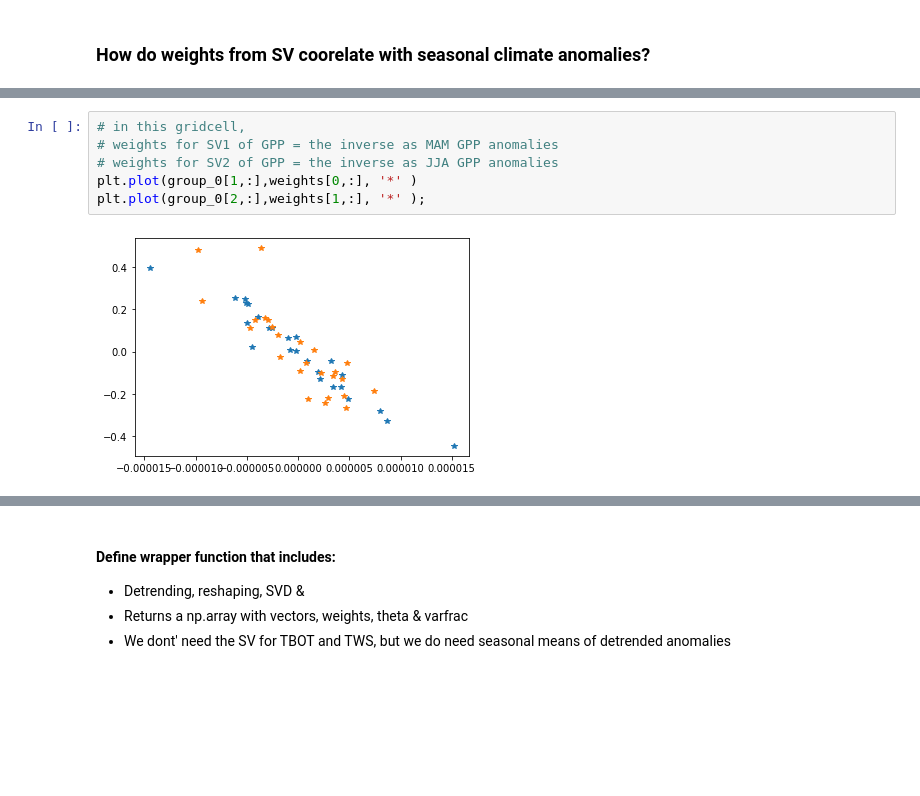
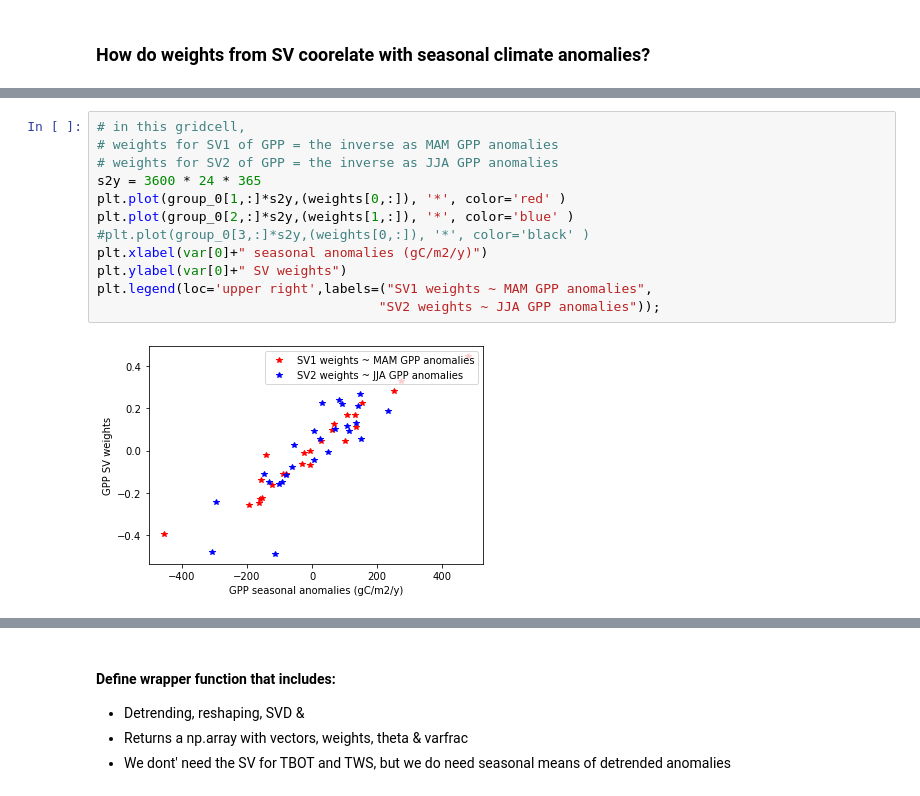
Before and after one commit to NCAR/ctsm_python_gallery, a Jupyter notebook: notebooks/MonthlySVD.ipynb, the cells around one changed output, grey strips where cells are left out. Cells and saved outputs as stored; diff of their text form; blank space fills up the shorter version.

```diff
--- a/notebooks/MonthlySVD.ipynb
+++ b/notebooks/MonthlySVD.ipynb
@@ -457,8 +432,14 @@ plt.plot(group_0[3,], '-' );
 # %%
 # in this gridcell,
 # weights for SV1 of GPP = the inverse as MAM GPP anomalies
 # weights for SV2 of GPP = the inverse as JJA GPP anomalies
-plt.plot(group_0[1,:],weights[0,:], '*' )
-plt.plot(group_0[2,:],weights[1,:], '*' );
+s2y = 3600 * 24 * 365
+plt.plot(group_0[1,:]*s2y,(weights[0,:]), '*', color='red' )
+plt.plot(group_0[2,:]*s2y,(weights[1,:]), '*', color='blue' )
+#plt.plot(group_0[3,:]*s2y,(weights[0,:]), '*', color='black' )
+plt.xlabel(var[0]+" seasonal anomalies (gC/m2/y)")
+plt.ylabel(var[0]+" SV weights")
+plt.legend(loc='upper right',labels=("SV1 weights ~ MAM GPP anomalies",
+                                    "SV2 weights ~ JJA GPP anomalies"));
 # %% [output]
-[figure, old version]
+[figure, new version]
```
Also changed, not shown: parts of 64 cells of this notebook.
